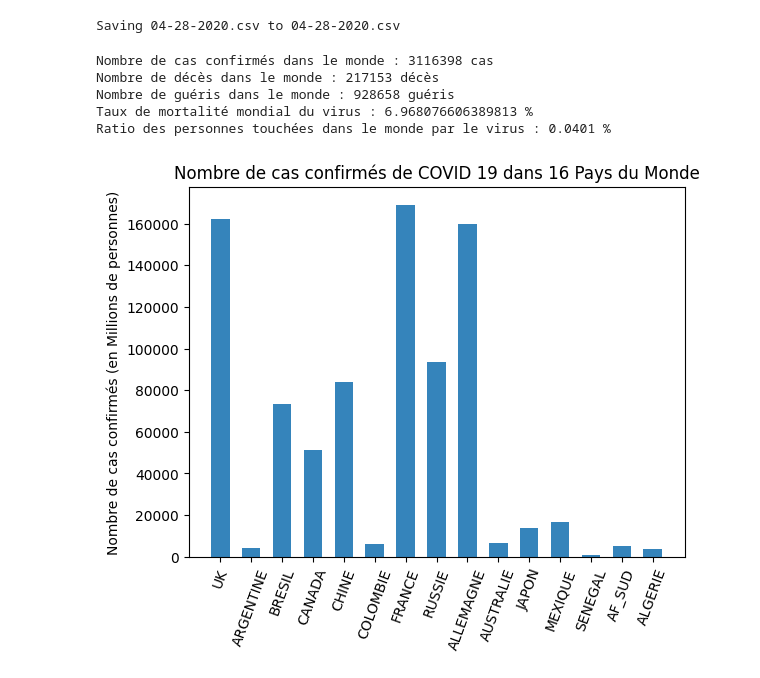
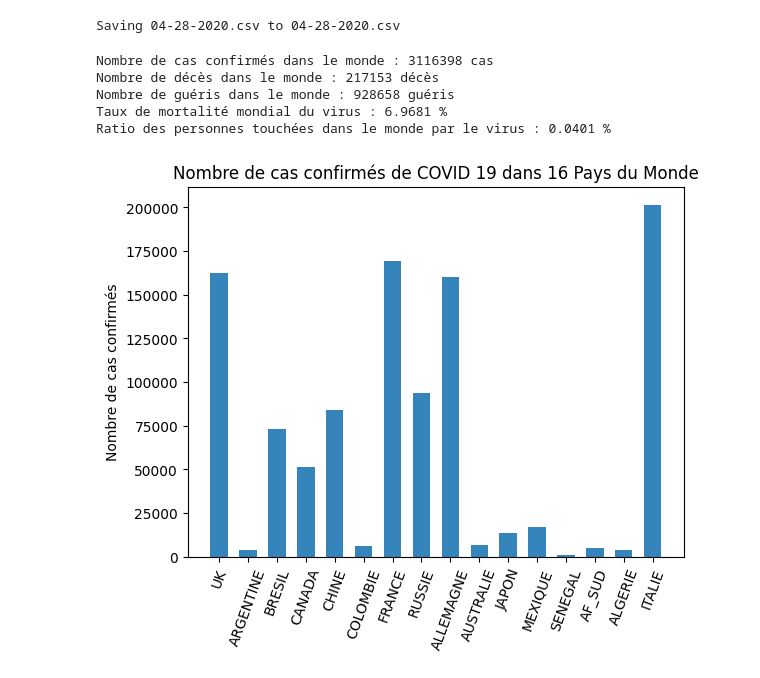
Before and after one commit to valentin-lechat/val, a Jupyter notebook: Data_Project_COVID19.ipynb, the cells around one changed output. Drawn from its saved outputs; the diff is of its cells as text; code cells hidden in the pictures.

```diff
--- a/Data_Project_COVID19.ipynb
+++ b/Data_Project_COVID19.ipynb
@@ -33,6 +33,7 @@ donnees_MEXIQUE = donnees.loc[donnees['Country_Region']=="Mexico",:]
 donnees_SENEGAL = donnees.loc[donnees['Country_Region']=="Senegal",:]
 donnees_AF_SUD = donnees.loc[donnees['Country_Region']=="South Africa",:]
 donnees_ALGERIE = donnees.loc[donnees['Country_Region']=="Algeria",:]
+donnees_ITALIE=donnees.loc[donnees['Country_Region']=="Italy",:]
 Total_US=donnees_US['Confirmed'].sum()
 Total_UK=donnees_UK['Confirmed'].sum()
 Total_ARGENTINE=donnees_ARGENTINE['Confirmed'].sum()
@@ -40,36 +41,37 @@ Total_BRESIL=donnees_BRESIL['Confirmed'].sum()
 Total_CANADA=donnees_CANADA['Confirmed'].sum()
 Total_CHINE=donnees_CHINE['Confirmed'].sum()
 Total_COLOMBIE=donnees_COLOMBIE['Confirmed'].sum()
 Total_FRANCE=donnees_FRANCE['Confirmed'].sum()
 Total_RUSSIE=donnees_RUSSIE['Confirmed'].sum()
 Total_ALLEMAGNE=donnees_ALLEMAGNE['Confirmed'].sum()
 Total_AUSTRALIE=donnees_AUSTRALIE['Confirmed'].sum()
 Total_JAPON=donnees_JAPON['Confirmed'].sum()
 Total_MEXIQUE=donnees_MEXIQUE['Confirmed'].sum()
 Total_SENEGAL=donnees_SENEGAL['Confirmed'].sum()
 Total_AF_SUD=donnees_AF_SUD['Confirmed'].sum()
 Total_ALGERIE=donnees_ALGERIE['Confirmed'].sum()
-Totaux=[Total_UK,Total_ARGENTINE,Total_BRESIL,Total_CANADA,Total_CHINE,Total_COLOMBIE,Total_FRANCE,Total_RUSSIE,Total_ALLEMAGNE,Total_AUSTRALIE,Total_JAPON,Total_MEXIQUE,Total_SENEGAL,Total_AF_SUD,Total_ALGERIE]
-Pays=['UK','ARGENTINE','BRESIL','CANADA','CHINE','COLOMBIE','FRANCE','RUSSIE','ALLEMAGNE','AUSTRALIE','JAPON','MEXIQUE','SENEGAL','AF_SUD','ALGERIE']
+Total_ITALIE=donnees_ITALIE['Confirmed'].sum()
+Totaux=[Total_UK,Total_ARGENTINE,Total_BRESIL,Total_CANADA,Total_CHINE,Total_COLOMBIE,Total_FRANCE,Total_RUSSIE,Total_ALLEMAGNE,Total_AUSTRALIE,Total_JAPON,Total_MEXIQUE,Total_SENEGAL,Total_AF_SUD,Total_ALGERIE,Total_ITALIE]
+Pays=['UK','ARGENTINE','BRESIL','CANADA','CHINE','COLOMBIE','FRANCE','RUSSIE','ALLEMAGNE','AUSTRALIE','JAPON','MEXIQUE','SENEGAL','AF_SUD','ALGERIE','ITALIE']
 y_pos=np.arange(len(Pays))
 plt.bar(y_pos,Totaux,width=0.6,align='center',alpha=0.9)
 plt.xticks(y_pos,Pays,rotation=70)
-plt.ylabel('Nombre de cas confirmés (en Millions de personnes)')
+plt.ylabel('Nombre de cas confirmés')
 plt.title('Nombre de cas confirmés de COVID 19 dans 16 Pays du Monde')
 Total_confirmé_MONDE=donnees['Confirmed'].sum()
 Total_décès_MONDE=donnees['Deaths'].sum()
 Total_guéris_MONDE=donnees['Recovered'].sum()
 Taux_de_mortalité_MONDE=(Total_décès_MONDE/Total_confirmé_MONDE)*100
 Taux_de_personnes_touchées_mondialement=(Total_confirmé_MONDE/7781100000)*100
 print("Nombre de cas confirmés dans le monde :",Total_confirmé_MONDE,"cas")
 print("Nombre de décès dans le monde :",Total_décès_MONDE,"décès")
 print("Nombre de guéris dans le monde :",Total_guéris_MONDE,"guéris")
-print("Taux de mortalité mondial du virus :",Taux_de_mortalité_MONDE,"%")
+print("Taux de mortalité mondial du virus :",'%.4f'%Taux_de_mortalité_MONDE,"%")
 print("Ratio des personnes touchées dans le monde par le virus :",'%.4f'%Taux_de_personnes_touchées_mondialement,"%")
 # %% [output]
 Nombre de cas confirmés dans le monde : 3116398 cas
 Nombre de décès dans le monde : 217153 décès
 Nombre de guéris dans le monde : 928658 guéris
-Taux de mortalité mondial du virus : 6.968076606389813 %
+Taux de mortalité mondial du virus : 6.9681 %
 Ratio des personnes touchées dans le monde par le virus : 0.0401 %
-[figure, old version]
+[figure, new version]
```
Also changed, not shown: parts of 10 cells of this notebook.
